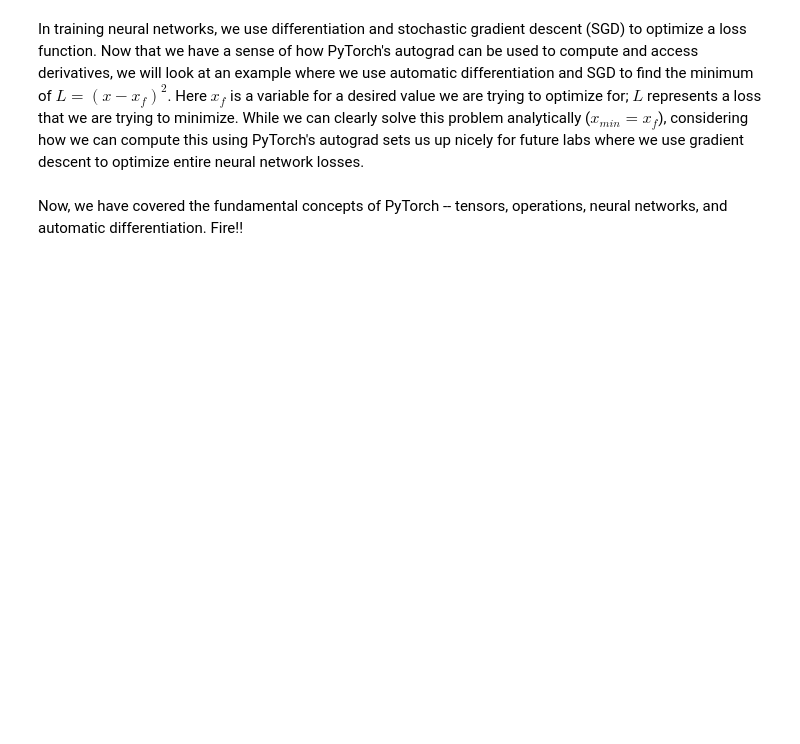
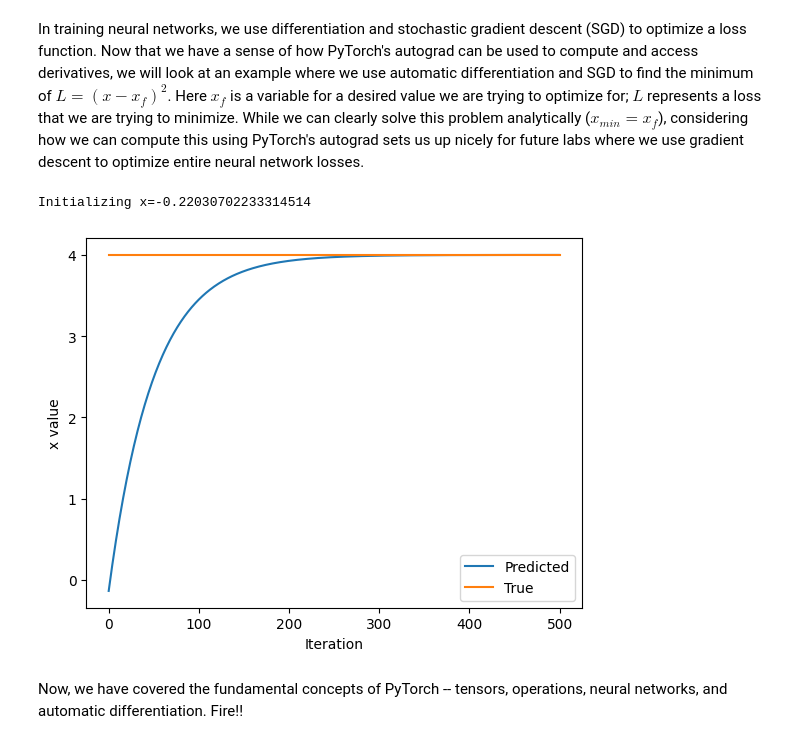
Before and after one commit to antoine-tissier/mit6.s191.2025, a Jupyter notebook: lab1/PT_Part1_Intro.ipynb, the cells around one changed output. Cells and saved outputs as stored; diff of their text form; code cells hidden in the pictures; blank space fills up the shorter version.

```diff
--- a/lab1/PT_Part1_Intro.ipynb
+++ b/lab1/PT_Part1_Intro.ipynb
@@ -330,33 +332,36 @@ In training neural networks, we use differentiation and stochastic gradient desc
 x = torch.randn(1)
 print(f"Initializing x={x.item()}")
 
 learning_rate = 1e-2  # Learning rate
 history = []
 x_f = 4  # Target value
 
 
 # We will run gradient descent for a number of iterations. At each iteration, we compute the loss,
 #   compute the derivative of the loss with respect to x, and perform the update.
 for i in range(500):
     x = torch.tensor([x], requires_grad=True)
 
     # TODO: Compute the loss as the square of the difference between x and x_f
-    loss = # TODO
+    loss = pow(x-x_f,2)
 
     # Backpropagate through the loss to compute gradients
     loss.backward()
 
     # Update x with gradient descent
     x = x.item() - learning_rate * x.grad
 
     history.append(x.item())
 
 # Plot the evolution of x as we optimize toward x_f!
 plt.plot(history)
 plt.plot([0, 500], [x_f, x_f])
 plt.legend(('Predicted', 'True'))
 plt.xlabel('Iteration')
 plt.ylabel('x value')
 plt.show()
+# %% [output]
+Initializing x=-0.22030702233314514
+[figure, added]
 # %% [markdown]
 Now, we have covered the fundamental concepts of PyTorch -- tensors, operations, neural networks, and automatic differentiation. Fire!!
```
Also changed, not shown: parts of 1 cell of this notebook.
